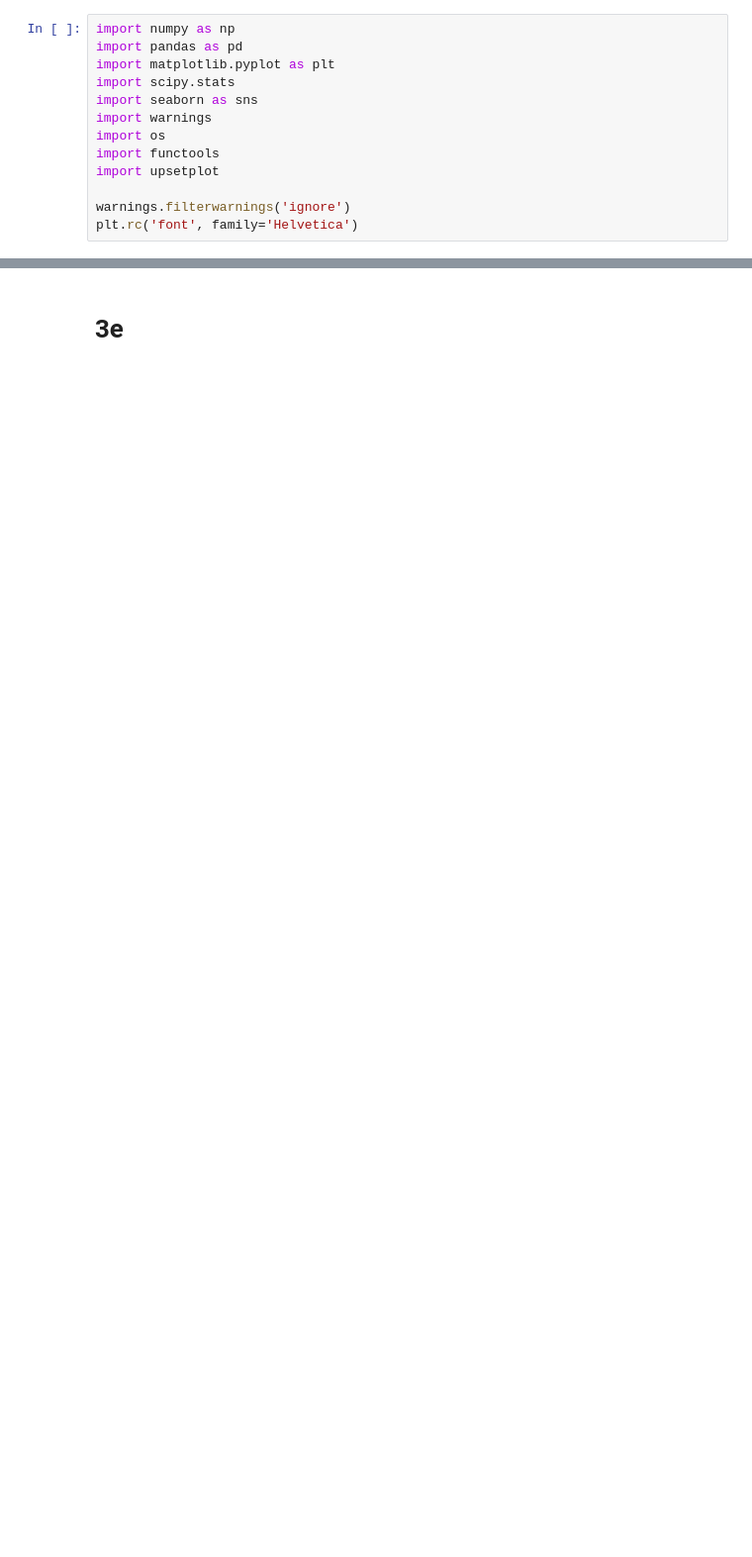
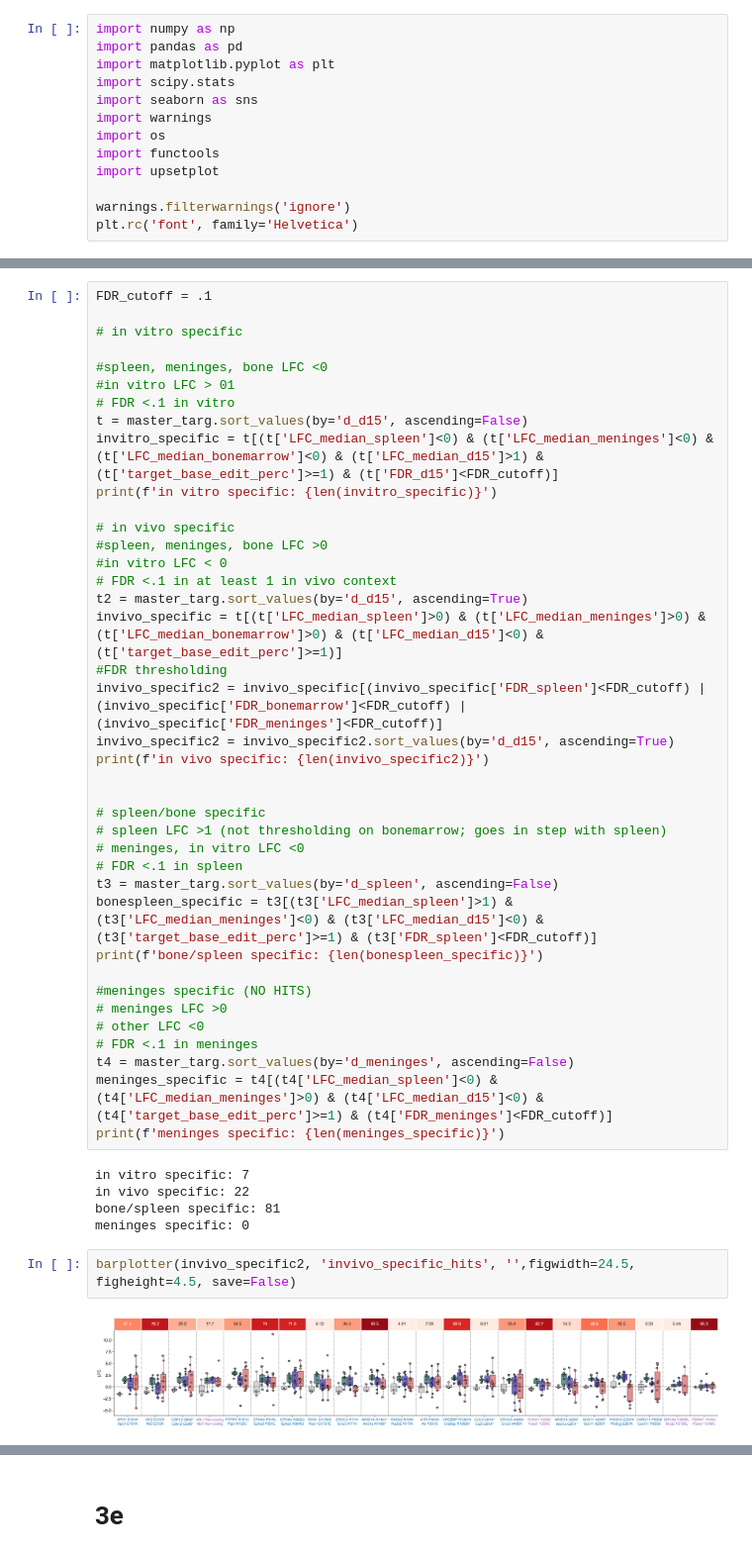
Before and after one commit to samgould2/B-ALL-in-vivo-base-editing, a Jupyter notebook: figure3.ipynb, the cells around one changed output, grey strips where cells are left out. Shown at 99% size. Saved outputs shown, nothing was run; the diff lists cells and outputs as text; blank space fills up the shorter version.

```diff
--- a/figure3.ipynb
+++ b/figure3.ipynb
@@ -145,0 +187,48 @@ fig.subplots_adjust(hspace=0)
+# %%
+FDR_cutoff = .1
+
+# in vitro specific
+
+#spleen, meninges, bone LFC <0
+#in vitro LFC > 01
+# FDR <.1 in vitro
+t = master_targ.sort_values(by='d_d15', ascending=False)
+invitro_specific = t[(t['LFC_median_spleen']<0) & (t['LFC_median_meninges']<0) & (t['LFC_median_bonemarrow']<0) & (t['LFC_median_d15']>1) & (t['target_base_edit_perc']>=1) & (t['FDR_d15']<FDR_cutoff)]
+print(f'in vitro specific: {len(invitro_specific)}')
+
+# in vivo specific
+#spleen, meninges, bone LFC >0
+#in vitro LFC < 0
+# FDR <.1 in at least 1 in vivo context
+t2 = master_targ.sort_values(by='d_d15', ascending=True)
+invivo_specific = t[(t['LFC_median_spleen']>0) & (t['LFC_median_meninges']>0) & (t['LFC_median_bonemarrow']>0) & (t['LFC_median_d15']<0) & (t['target_base_edit_perc']>=1)]
+#FDR thresholding
+invivo_specific2 = invivo_specific[(invivo_specific['FDR_spleen']<FDR_cutoff) | (invivo_specific['FDR_bonemarrow']<FDR_cutoff) | (invivo_specific['FDR_meninges']<FDR_cutoff)]
+invivo_specific2 = invivo_specific2.sort_values(by='d_d15', ascending=True)
+print(f'in vivo specific: {len(invivo_specific2)}')
+
+
+# spleen/bone specific
+# spleen LFC >1 (not thresholding on bonemarrow; goes in step with spleen)
+# meninges, in vitro LFC <0
+# FDR <.1 in spleen
+t3 = master_targ.sort_values(by='d_spleen', ascending=False)
+bonespleen_specific = t3[(t3['LFC_median_spleen']>1) & (t3['LFC_median_meninges']<0) & (t3['LFC_median_d15']<0) & (t3['target_base_edit_perc']>=1) & (t3['FDR_spleen']<FDR_cutoff)]
+print(f'bone/spleen specific: {len(bonespleen_specific)}')
+
+#meninges specific (NO HITS)
+# meninges LFC >0
+# other LFC <0
+# FDR <.1 in meninges
+t4 = master_targ.sort_values(by='d_meninges', ascending=False)
+meninges_specific = t4[(t4['LFC_median_spleen']<0) & (t4['LFC_median_meninges']>0) & (t4['LFC_median_d15']<0) & (t4['target_base_edit_perc']>=1) & (t4['FDR_meninges']<FDR_cutoff)]
+print(f'meninges specific: {len(meninges_specific)}')
+# %% [output]
+in vitro specific: 7
+in vivo specific: 22
+bone/spleen specific: 81
+meninges specific: 0
+# %%
+barplotter(invivo_specific2, 'invivo_specific_hits', '',figwidth=24.5, figheight=4.5, save=False)
+# %% [output]
+[figure, added]
```
Also changed, not shown: parts of 27 cells of this notebook, 26 other files.
